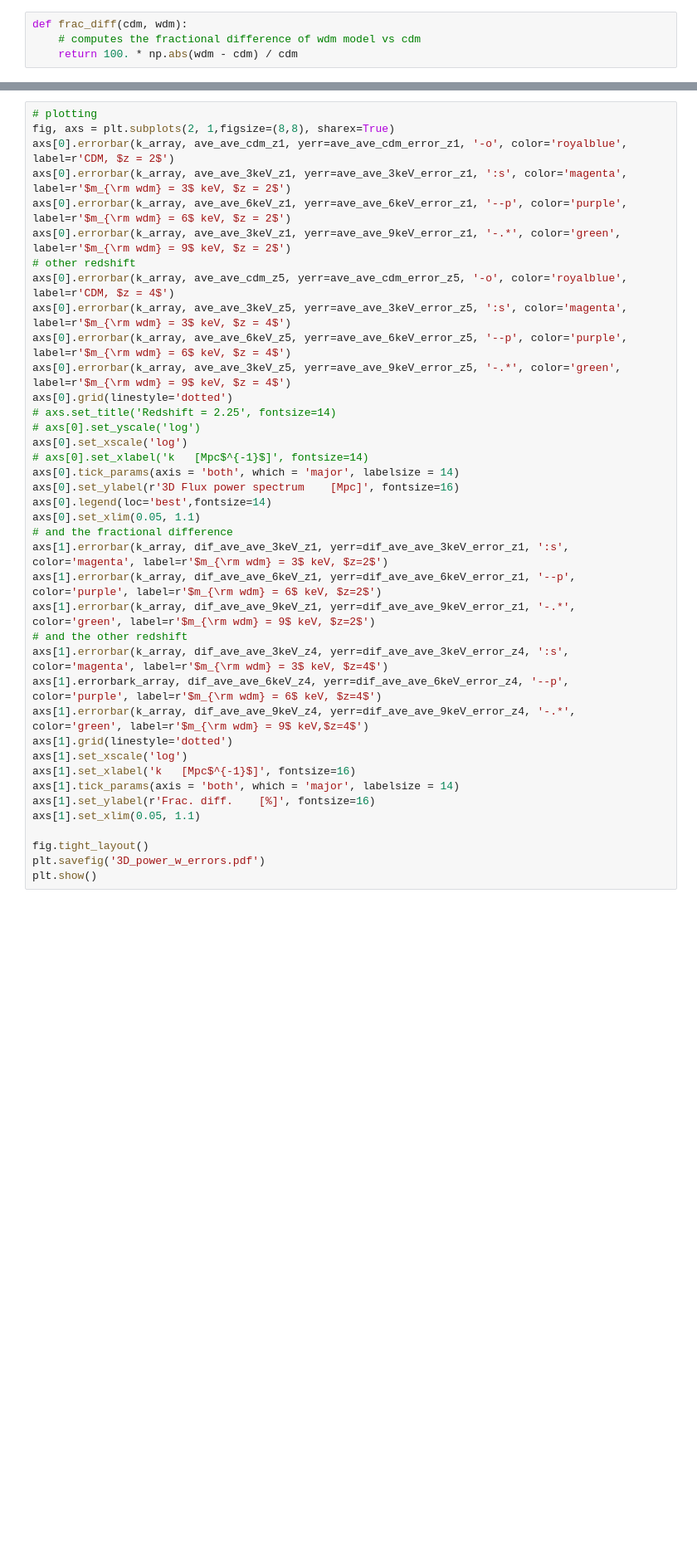
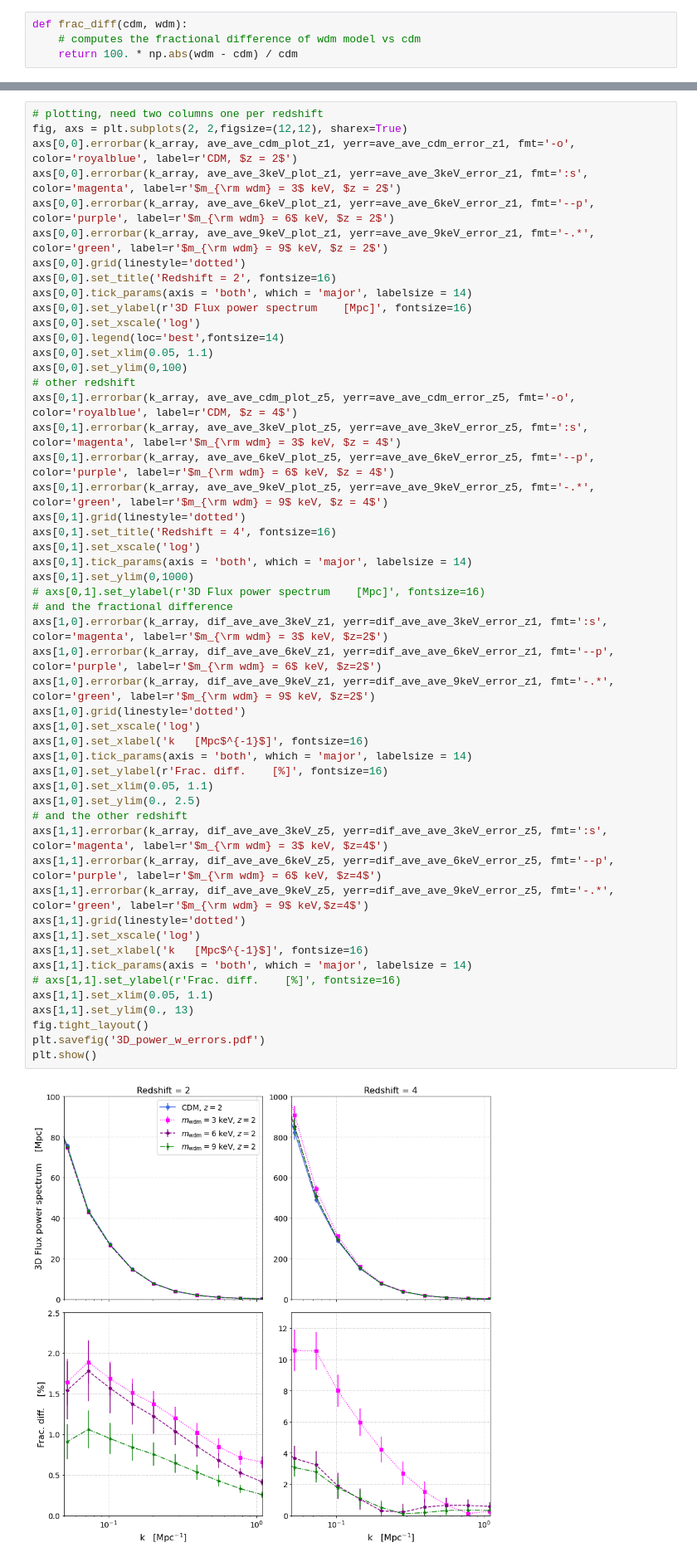
Before and after one commit to yaozhang1206/WDM_Lya_21cm, a Jupyter notebook: error_master.ipynb, the cells around one changed output, grey strips where cells are left out. Shown at 83% size. Saved outputs shown, nothing was run; the diff lists cells and outputs as text; blank space fills up the shorter version.

```diff
--- a/error_master.ipynb
+++ b/error_master.ipynb
@@ -373,43 +395,57 @@ dif_ave_ave_3keV_error_z5 = sample_variance(dif_ave_ave_3keV_z5, dif_r1_ave_3keV
 dif_ave_ave_6keV_error_z5 = sample_variance(dif_ave_ave_6keV_z5, dif_r1_ave_6keV_z5, dif_r2_ave_6keV_z5, dif_r3_ave_6keV_z5, dif_r4_ave_6keV_z5, dif_ave_r1_6keV_z5, dif_ave_r2_6keV_z5, dif_ave_r3_6keV_z5, dif_ave_r4_6keV_z5)
 dif_ave_ave_9keV_error_z5 = sample_variance(dif_ave_ave_9keV_z5, dif_r1_ave_9keV_z5, dif_r2_ave_9keV_z5, dif_r3_ave_9keV_z5, dif_r4_ave_9keV_z5, dif_ave_r1_9keV_z5, dif_ave_r2_9keV_z5, dif_ave_r3_9keV_z5, dif_ave_r4_9keV_z5)
 # %%
-# plotting
-fig, axs = plt.subplots(2, 1,figsize=(8,8), sharex=True)
-axs[0].errorbar(k_array, ave_ave_cdm_z1, yerr=ave_ave_cdm_error_z1, '-o', color='royalblue', label=r'CDM, $z = 2$')
-axs[0].errorbar(k_array, ave_ave_3keV_z1, yerr=ave_ave_3keV_error_z1, ':s', color='magenta', label=r'$m_{\rm wdm} = 3$ keV, $z = 2$')
-axs[0].errorbar(k_array, ave_ave_6keV_z1, yerr=ave_ave_6keV_error_z1, '--p', color='purple', label=r'$m_{\rm wdm} = 6$ keV, $z = 2$')
-axs[0].errorbar(k_array, ave_ave_3keV_z1, yerr=ave_ave_9keV_error_z1, '-.*', color='green', label=r'$m_{\rm wdm} = 9$ keV, $z = 2$')
+# plotting, need two columns one per redshift
+fig, axs = plt.subplots(2, 2,figsize=(12,12), sharex=True)
+axs[0,0].errorbar(k_array, ave_ave_cdm_plot_z1, yerr=ave_ave_cdm_error_z1, fmt='-o', color='royalblue', label=r'CDM, $z = 2$')
+axs[0,0].errorbar(k_array, ave_ave_3keV_plot_z1, yerr=ave_ave_3keV_error_z1, fmt=':s', color='magenta', label=r'$m_{\rm wdm} = 3$ keV, $z = 2$')
+axs[0,0].errorbar(k_array, ave_ave_6keV_plot_z1, yerr=ave_ave_6keV_error_z1, fmt='--p', color='purple', label=r'$m_{\rm wdm} = 6$ keV, $z = 2$')
+axs[0,0].errorbar(k_array, ave_ave_9keV_plot_z1, yerr=ave_ave_9keV_error_z1, fmt='-.*', color='green', label=r'$m_{\rm wdm} = 9$ keV, $z = 2$')
+axs[0,0].grid(linestyle='dotted')
+axs[0,0].set_title('Redshift = 2', fontsize=16)
+axs[0,0].tick_params(axis = 'both', which = 'major', labelsize = 14)
+axs[0,0].set_ylabel(r'3D Flux power spectrum    [Mpc]', fontsize=16)
+axs[0,0].set_xscale('log')
+axs[0,0].legend(loc='best',fontsize=14)
+axs[0,0].set_xlim(0.05, 1.1)
+axs[0,0].set_ylim(0,100)
 # other redshift
-axs[0].errorbar(k_array, ave_ave_cdm_z5, yerr=ave_ave_cdm_error_z5, '-o', color='royalblue', label=r'CDM, $z = 4$')
-axs[0].errorbar(k_array, ave_ave_3keV_z5, yerr=ave_ave_3keV_error_z5, ':s', color='magenta', label=r'$m_{\rm wdm} = 3$ keV, $z = 4$')
-axs[0].errorbar(k_array, ave_ave_6keV_z5, yerr=ave_ave_6keV_error_z5, '--p', color='purple', label=r'$m_{\rm wdm} = 6$ keV, $z = 4$')
-axs[0].errorbar(k_array, ave_ave_3keV_z5, yerr=ave_ave_9keV_error_z5, '-.*', color='green', label=r'$m_{\rm wdm} = 9$ keV, $z = 4$')
-axs[0].grid(linestyle='dotted')
-# axs.set_title('Redshift = 2.25', fontsize=14)
-# axs[0].set_yscale('log')
-axs[0].set_xscale('log')
-# axs[0].set_xlabel('k   [Mpc$^{-1}$]', fontsize=14)
-axs[0].tick_params(axis = 'both', which = 'major', labelsize = 14)
-axs[0].set_ylabel(r'3D Flux power spectrum    [Mpc]', fontsize=16)
-axs[0].legend(loc='best',fontsize=14)
-axs[0].set_xlim(0.05, 1.1)
+axs[0,1].errorbar(k_array, ave_ave_cdm_plot_z5, yerr=ave_ave_cdm_error_z5, fmt='-o', color='royalblue', label=r'CDM, $z = 4$')
+axs[0,1].errorbar(k_array, ave_ave_3keV_plot_z5, yerr=ave_ave_3keV_error_z5, fmt=':s', color='magenta', label=r'$m_{\rm wdm} = 3$ keV, $z = 4$')
+axs[0,1].errorbar(k_array, ave_ave_6keV_plot_z5, yerr=ave_ave_6keV_error_z5, fmt='--p', color='purple', label=r'$m_{\rm wdm} = 6$ keV, $z = 4$')
+axs[0,1].errorbar(k_array, ave_ave_9keV_plot_z5, yerr=ave_ave_9keV_error_z5, fmt='-.*', color='green', label=r'$m_{\rm wdm} = 9$ keV, $z = 4$')
+axs[0,1].grid(linestyle='dotted')
+axs[0,1].set_title('Redshift = 4', fontsize=16)
+axs[0,1].set_xscale('log')
+axs[0,1].tick_params(axis = 'both', which = 'major', labelsize = 14)
+axs[0,1].set_ylim(0,1000)
+# axs[0,1].set_ylabel(r'3D Flux power spectrum    [Mpc]', fontsize=16)
 # and the fractional difference
-axs[1].errorbar(k_array, dif_ave_ave_3keV_z1, yerr=dif_ave_ave_3keV_error_z1, ':s', color='magenta', label=r'$m_{\rm wdm} = 3$ keV, $z=2$')
-axs[1].errorbar(k_array, dif_ave_ave_6keV_z1, yerr=dif_ave_ave_6keV_error_z1, '--p', color='purple', label=r'$m_{\rm wdm} = 6$ keV, $z=2$')
-axs[1].errorbar(k_array, dif_ave_ave_9keV_z1, yerr=dif_ave_ave_9keV_error_z1, '-.*', color='green', label=r'$m_{\rm wdm} = 9$ keV, $z=2$')
+axs[1,0].errorbar(k_array, dif_ave_ave_3keV_z1, yerr=dif_ave_ave_3keV_error_z1, fmt=':s', color='magenta', label=r'$m_{\rm wdm} = 3$ keV, $z=2$')
+axs[1,0].errorbar(k_array, dif_ave_ave_6keV_z1, yerr=dif_ave_ave_6keV_error_z1, fmt='--p', color='purple', label=r'$m_{\rm wdm} = 6$ keV, $z=2$')
+axs[1,0].errorbar(k_array, dif_ave_ave_9keV_z1, yerr=dif_ave_ave_9keV_error_z1, fmt='-.*', color='green', label=r'$m_{\rm wdm} = 9$ keV, $z=2$')
+axs[1,0].grid(linestyle='dotted')
+axs[1,0].set_xscale('log')
+axs[1,0].set_xlabel('k   [Mpc$^{-1}$]', fontsize=16)
+axs[1,0].tick_params(axis = 'both', which = 'major', labelsize = 14)
+axs[1,0].set_ylabel(r'Frac. diff.    [%]', fontsize=16)
+axs[1,0].set_xlim(0.05, 1.1)
+axs[1,0].set_ylim(0., 2.5)
 # and the other redshift
-axs[1].errorbar(k_array, dif_ave_ave_3keV_z4, yerr=dif_ave_ave_3keV_error_z4, ':s', color='magenta', label=r'$m_{\rm wdm} = 3$ keV, $z=4$')
-axs[1].errorbark_array, dif_ave_ave_6keV_z4, yerr=dif_ave_ave_6keV_error_z4, '--p', color='purple', label=r'$m_{\rm wdm} = 6$ keV, $z=4$')
-axs[1].errorbar(k_array, dif_ave_ave_9keV_z4, yerr=dif_ave_ave_9keV_error_z4, '-.*', color='green', label=r'$m_{\rm wdm} = 9$ keV,$z=4$')
-axs[1].grid(linestyle='dotted')
-axs[1].set_xscale('log')
-axs[1].set_xlabel('k   [Mpc$^{-1}$]', fontsize=16)
-axs[1].tick_params(axis = 'both', which = 'major', labelsize = 14)
-axs[1].set_ylabel(r'Frac. diff.    [%]', fontsize=16)
-axs[1].set_xlim(0.05, 1.1)
-
+axs[1,1].errorbar(k_array, dif_ave_ave_3keV_z5, yerr=dif_ave_ave_3keV_error_z5, fmt=':s', color='magenta', label=r'$m_{\rm wdm} = 3$ keV, $z=4$')
+axs[1,1].errorbar(k_array, dif_ave_ave_6keV_z5, yerr=dif_ave_ave_6keV_error_z5, fmt='--p', color='purple', label=r'$m_{\rm wdm} = 6$ keV, $z=4$')
+axs[1,1].errorbar(k_array, dif_ave_ave_9keV_z5, yerr=dif_ave_ave_9keV_error_z5, fmt='-.*', color='green', label=r'$m_{\rm wdm} = 9$ keV,$z=4$')
+axs[1,1].grid(linestyle='dotted')
+axs[1,1].set_xscale('log')
+axs[1,1].set_xlabel('k   [Mpc$^{-1}$]', fontsize=16)
+axs[1,1].tick_params(axis = 'both', which = 'major', labelsize = 14)
+# axs[1,1].set_ylabel(r'Frac. diff.    [%]', fontsize=16)
+axs[1,1].set_xlim(0.05, 1.1)
+axs[1,1].set_ylim(0., 13)
 fig.tight_layout()
 plt.savefig('3D_power_w_errors.pdf')
 plt.show()
+# %% [output]
+[figure, added]
 # %%
 """
```
Also changed, not shown: parts of 7 cells of this notebook, 1 other file.
